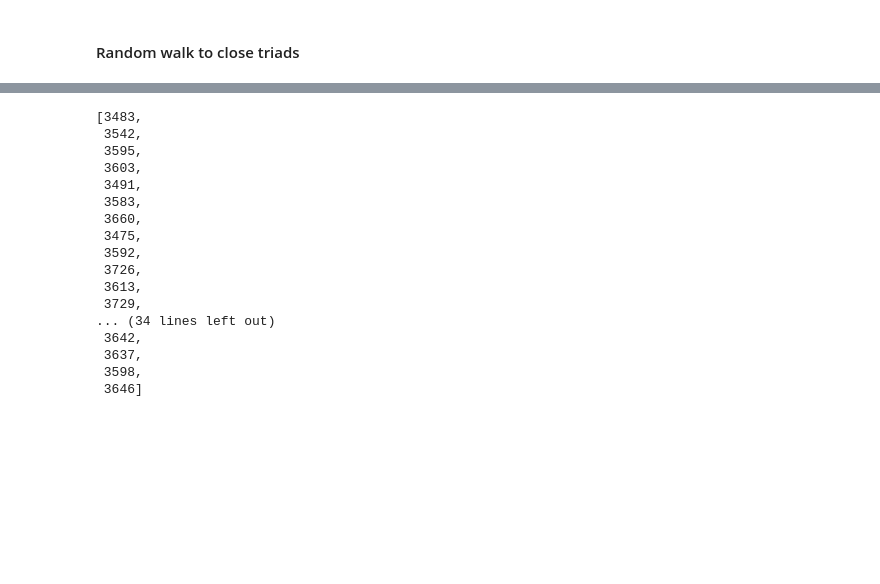
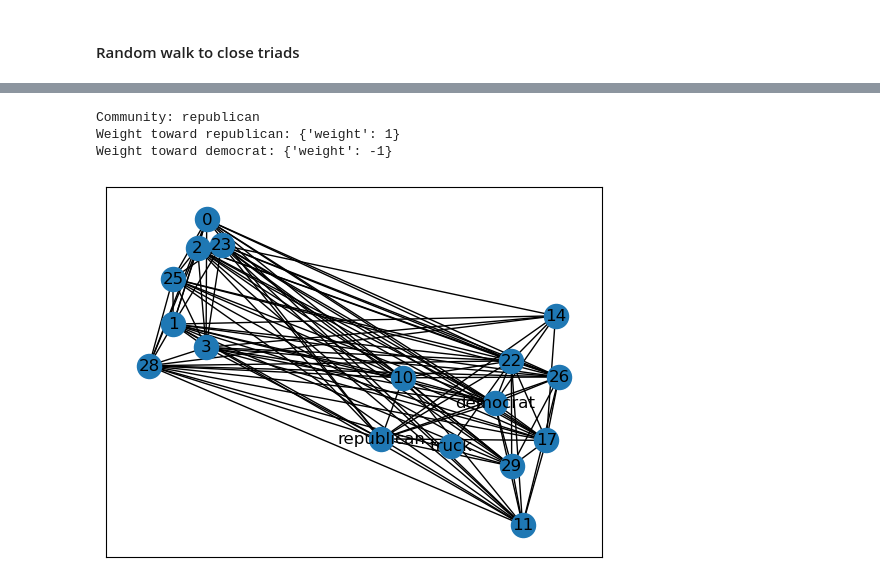
Before and after one commit to ocseckin/belief_network_extended, a Jupyter notebook: notebooks/with_random_walk.ipynb, the cells around one changed output, grey strips where cells are left out. Drawn from its saved outputs; the diff is of its cells as text; code cells hidden in the pictures; blank space fills up the shorter version.

```diff
--- a/notebooks/with_random_walk.ipynb
+++ b/notebooks/with_random_walk.ipynb
@@ -198,20 +207,13 @@ for sim in range(50):
-# %%
-[len(v['avg_diff']['intra-group']) for v in log.values()]
-# %% [output]
-[3483,
- 3542,
- 3595,
- 3603,
- 3491,
- 3583,
- 3660,
- 3475,
- 3592,
- 3726,
- 3613,
- 3729,
-... (34 lines left out)
- 3642,
- 3637,
- 3598,
- 3646]
+# %%
+node = 22
+nx.draw_networkx(social_G.nodes[node]['belief_network'])
+
+print("Community:", communities[node])
+
+print("Weight toward republican:", social_G.nodes[node]['belief_network'].edges[(node,'republican')])
+print("Weight toward democrat:", social_G.nodes[node]['belief_network'].edges[(node,'democrat')])
+# %% [output]
+Community: republican
+Weight toward republican: {'weight': 1}
+Weight toward democrat: {'weight': -1}
+[figure, added]
```
Also changed, not shown: parts of 11 cells of this notebook.
